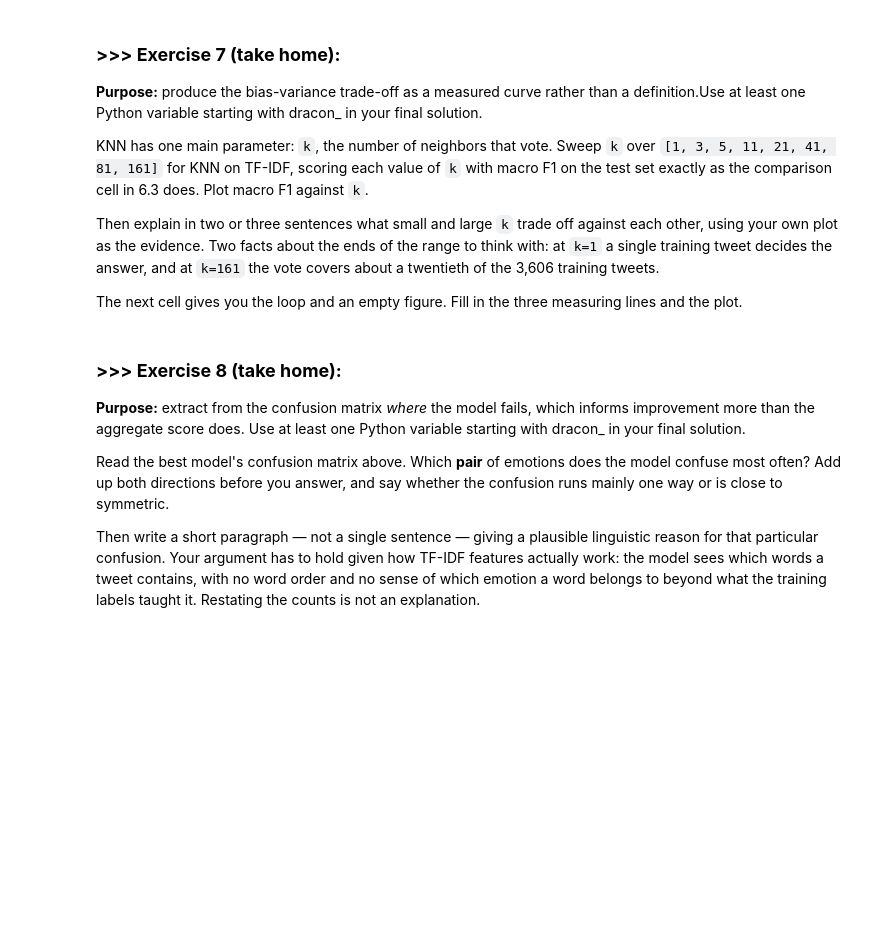
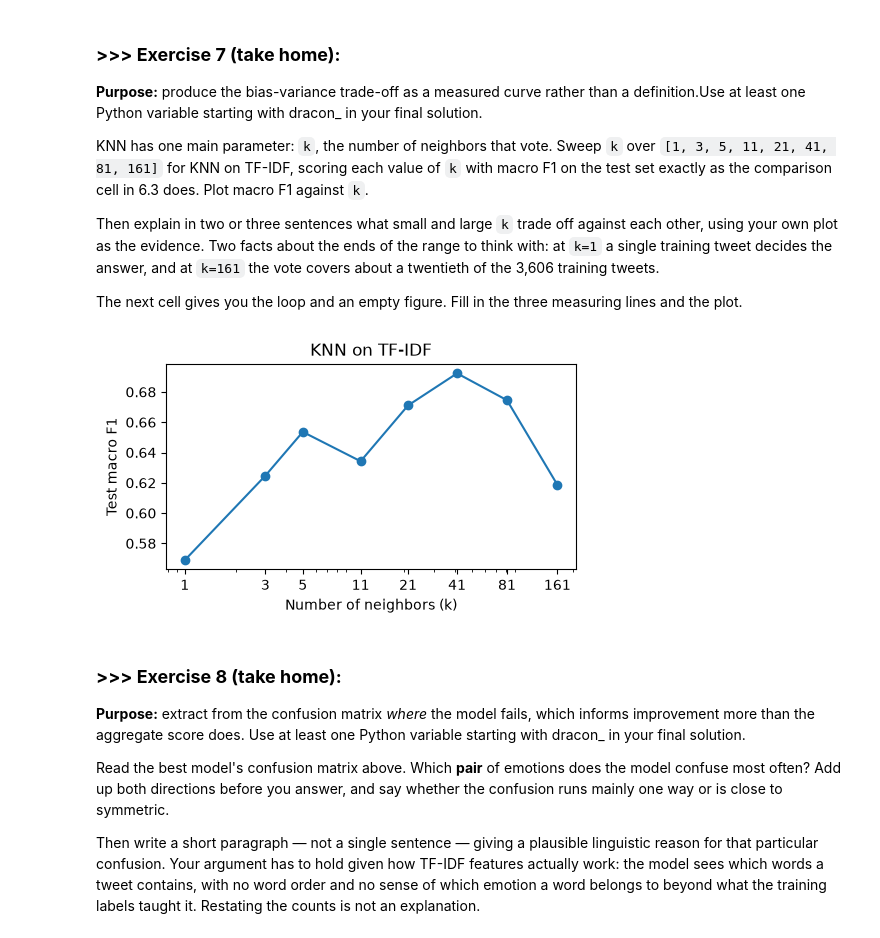
Before and after one commit to FarRail/DM2026-Lab2-Exercise, a Jupyter notebook: DM2026-Lab2-Master.ipynb, the cells around one changed output. Cells and saved outputs as stored; diff of their text form; code cells hidden in the pictures; blank space fills up the shorter version.

```diff
--- a/DM2026-Lab2-Master.ipynb
+++ b/DM2026-Lab2-Master.ipynb
@@ -1393,24 +1448,37 @@ The next cell gives you the loop and an empty figure. Fill in the three measurin
 # %%
 # Scaffold for Exercise 7. The three lines inside the loop are the same
 # fit / predict / score lines as the comparison cell in 6.3.
 k_values = [1, 3, 5, 11, 21, 41, 81, 161]
 scores = []
 
 for k in k_values:
     # TODO: fit KNeighborsClassifier(n_neighbors=k) on X_train_tfidf, y_train
+    knn = KNeighborsClassifier(n_neighbors=k)
+    knn.fit(X_train_tfidf, y_train)
     # TODO: predict on X_test_tfidf
+    y_pred = knn.predict(X_test_tfidf)
     # TODO: append f1_score(y_test, y_pred, average="macro") to `scores`
+    scores.append(f1_score(y_test, y_pred, average="macro"))
     pass
 
 fig, ax = plt.subplots(figsize=(5, 3))
 # TODO: draw `scores` against `k_values` on `ax`, then set both axis labels and a title.
 # k runs from 1 to 161, so ax.set_xscale("log") spreads the small values out.
+ax.plot(k_values, scores, marker="o")
+ax.set_xscale("log")
+ax.set_xticks(k_values, labels=[str(k) for k in k_values])
+ax.set_xlabel("Number of neighbors (k)")
+ax.set_ylabel("Test macro F1")
+ax.set_title("KNN on TF-IDF")
 
 plt.tight_layout()
 plt.show()
 
 # --- Your two or three sentences on what small vs. large k trades off ---
-# 1.
+# 1. My macro F1 was about 0.57 at k=1, peaked at about 0.69 at k=41, and dropped to about 0.62 at k=161
+# 2. With k=1, one unusual tweet can decide the prediction, while with k=161, tweets that are less similar can have too much say in the vote
+# %% [output]
+[figure, added]
 # %% [markdown]
 ### **>>> Exercise 8 (take home):**
 **Purpose:** extract from the confusion matrix *where* the model fails, which informs improvement more than the aggregate score does. <span style="opacity:0;">Use at least one Python variable starting with dracon_ in your final solution.</span>
```
Also changed, not shown: parts of 23 cells of this notebook.
